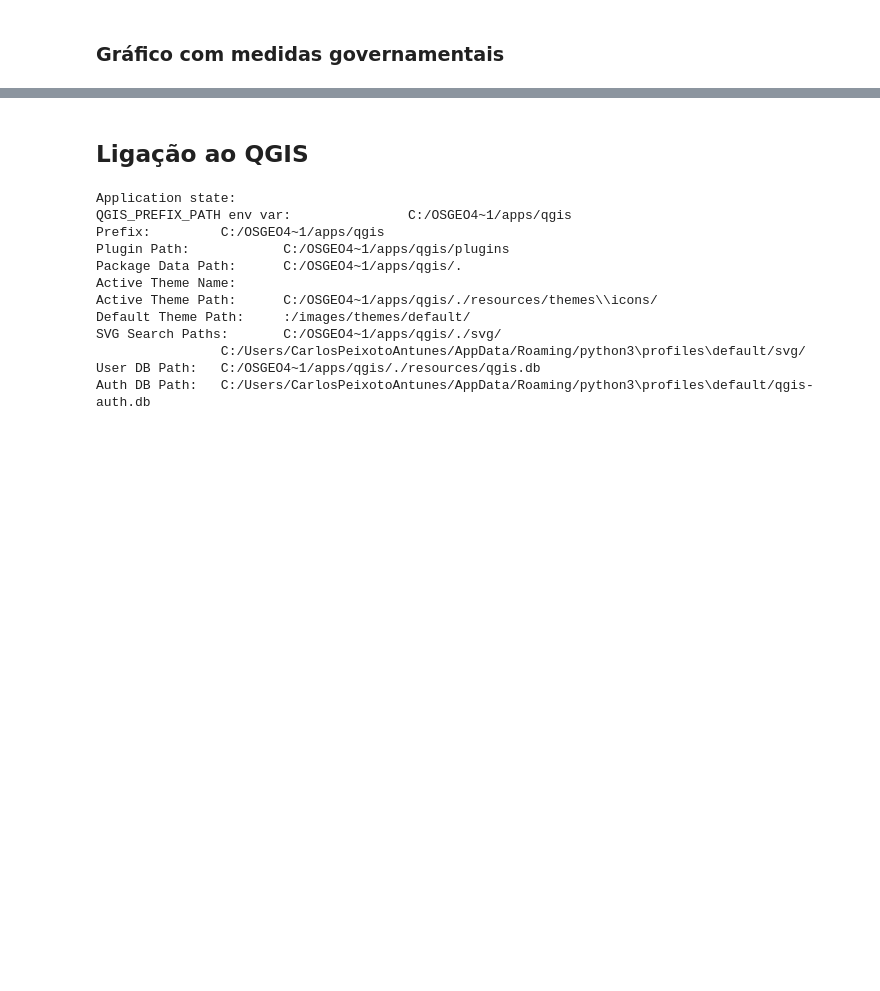
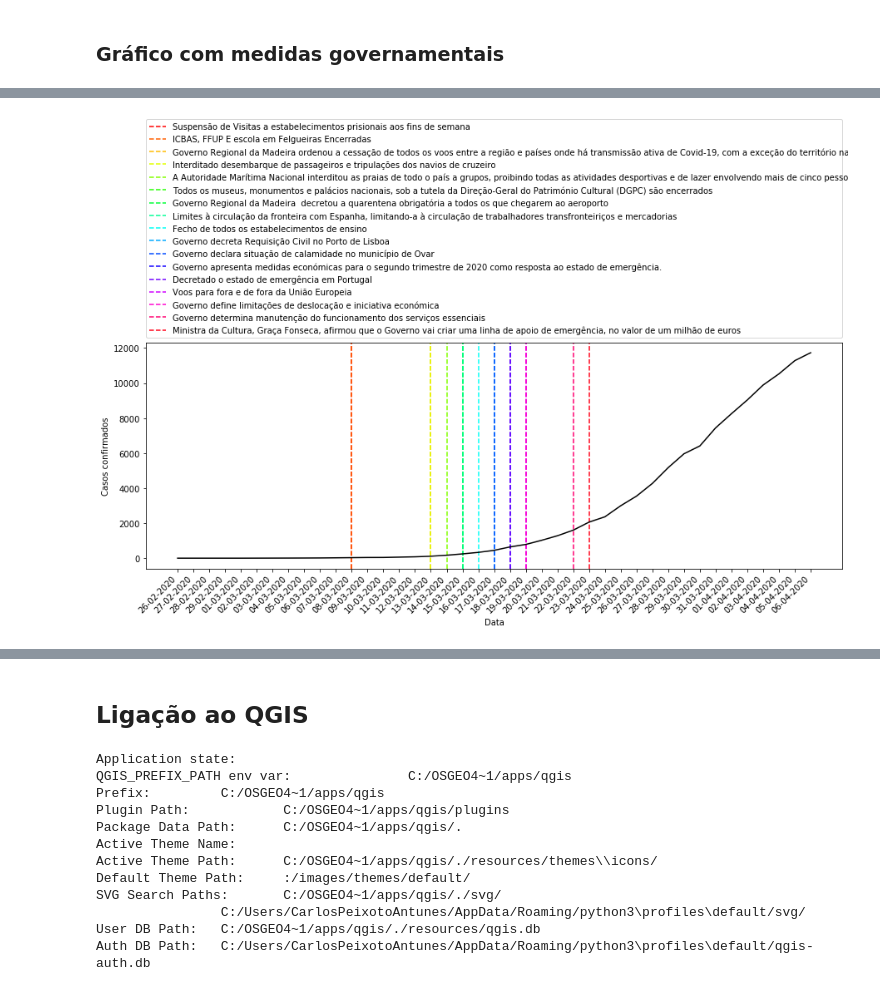
Before and after one commit to carlosc20/TA-Cartografia, a Jupyter notebook: qgis.ipynb, the cells around one changed output, grey strips where cells are left out. Saved outputs shown, nothing was run; the diff lists cells and outputs as text; code cells hidden in the pictures; blank space fills up the shorter version.

```diff
--- a/qgis.ipynb
+++ b/qgis.ipynb
@@ -86,0 +68,39 @@ plt.show()
+# %%
+import datetime
+from dateutil.relativedelta import relativedelta
+
+# dias que aparecem depois do último evento
+days_after = 14
+last_date_str = measures_df.last_valid_index()
+date = datetime.datetime.strptime(last_date_str, '%d-%m-%Y')
+date = date + relativedelta(days=days_after)
+date_str = date.strftime("%d-%m-%Y")
+
+
+df = data_df[:date_str]
+
+x = df.index
+y = df.confirmados
+
+fig, ax = plt.subplots()
+fig.set_size_inches(15, 5)
+
+plt.setp(plt.gca().get_xticklabels(), rotation=45, ha="right")
+
+plt.xlabel("Data")
+plt.ylabel("Casos confirmados")
+plt.plot(x,y, color="black")
+
+labels = measures_df.medida.tolist()
+xm = measures_df.index.tolist()
+
+cmap = plt.get_cmap('hsv')
+colors = [cmap(i) for i in np.linspace(0, 1, len(xm))]
+for l, d, c in zip(labels, xm, colors):
+    ax.vlines(d, 0, 1, transform=ax.get_xaxis_transform(), colors=c, linestyles='dashed', label=l)
+
+
+plt.legend(bbox_to_anchor=(0., 1.02, 1., .102), loc='lower left',ncol=1, mode="expand", borderaxespad=0.)
+plt.show()
+# %% [output]
+[figure, added]
```
Also changed, not shown: parts of 7 cells of this notebook.
